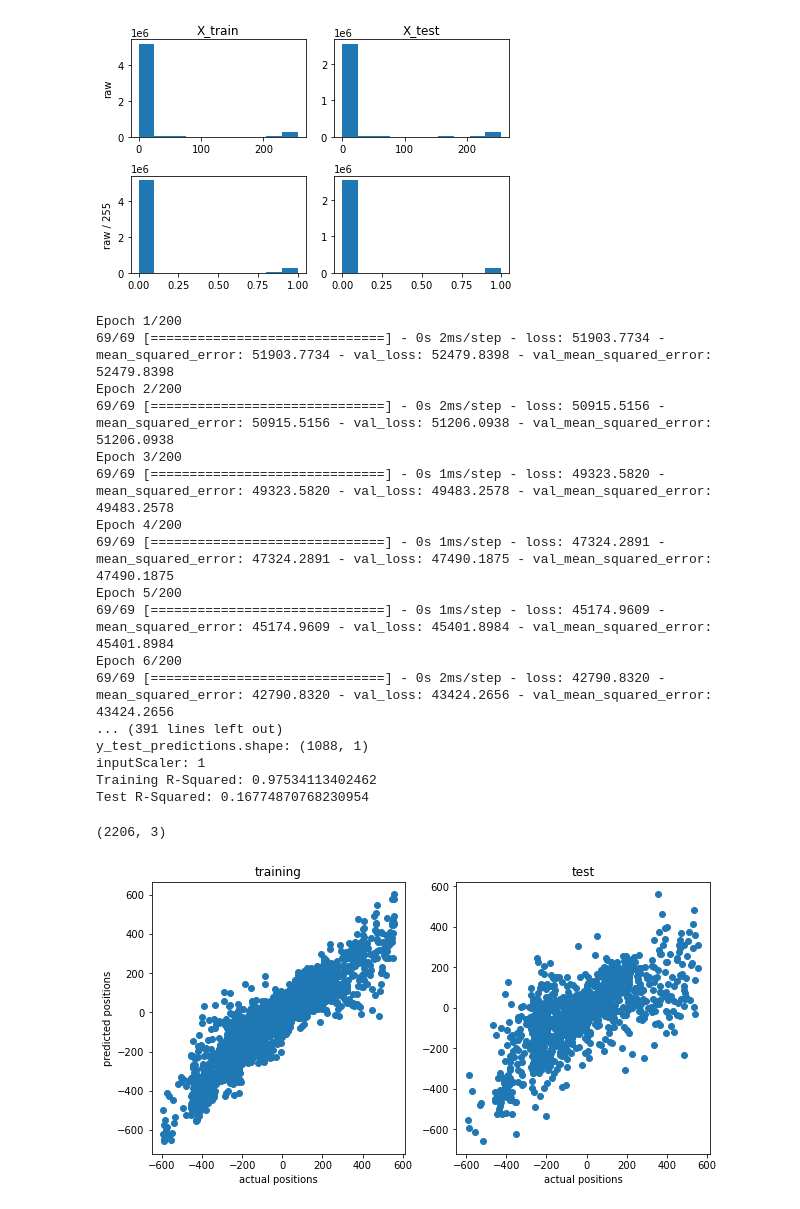
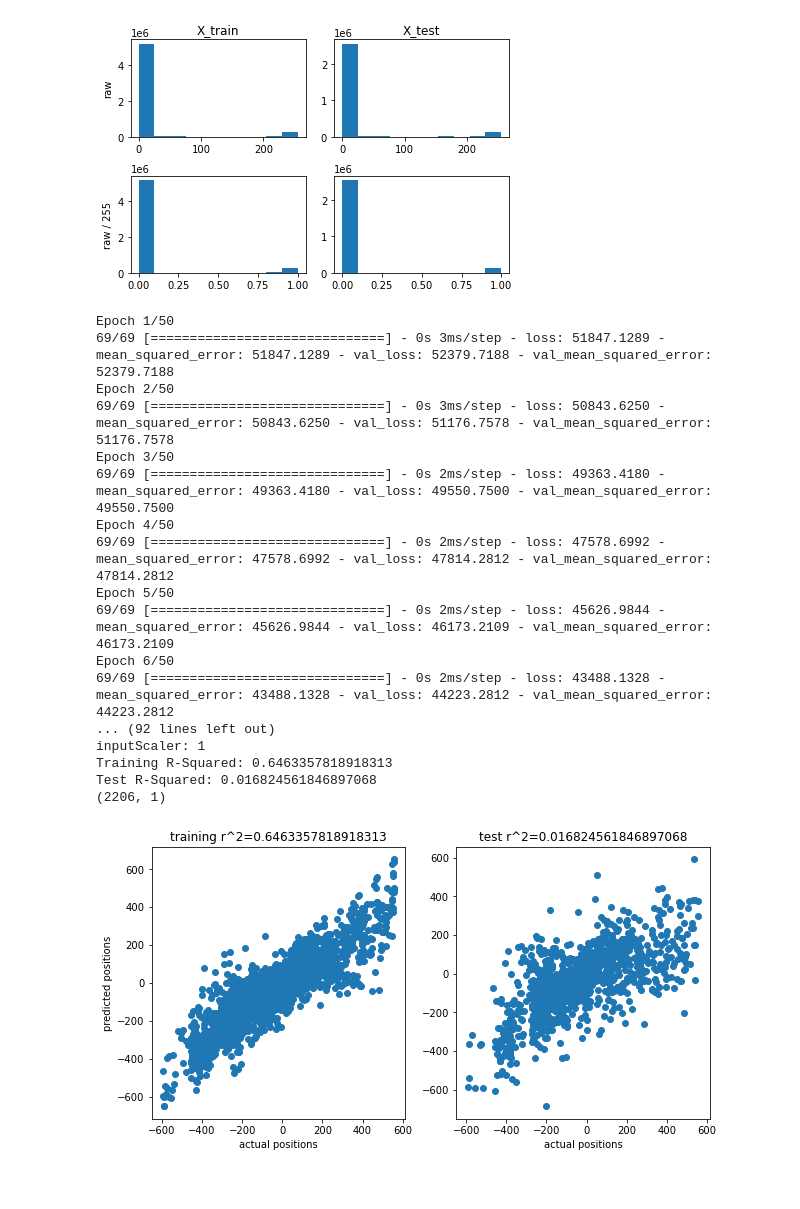
Before and after one commit to AndrewSamaha/MLRacer, a Jupyter notebook: cnn1.ipynb, the cells around one changed output. Drawn from its saved outputs; the diff is of its cells as text; code cells hidden in the pictures.

Commit message:
comparison of normalized vs unnormalized

```diff
--- a/cnn1.ipynb
+++ b/cnn1.ipynb
@@ -97,10 +97,10 @@ def buildModel(X_train, y_train, X_test, y_test, inputScaler=1, epochs=40):
     print(f"Test R-Squared: {y_test_rsquared}")
     return y_train_rsquared, y_test_rsquared
 
-def buildModelSingleTask(X_train, y_train, X_test, y_test, inputScaler=1, epochs=40):
+def buildModelSingleTask(X_train, y_train, X_test, y_test, inputScaler=1, epochs=40, filename=None):
     model = Sequential()
     model.add(Flatten(input_shape=(2500,1)))
-    model.add(Dense(25, activation="relu"))
+    model.add(Dense(25, activation="relu")) # lets try an intermediary layer of 625?
     model.add(Dense(1))
     #adam vs. sgd; adam works better
     model.compile(optimizer='adam',
@@ -108,7 +108,7 @@ def buildModelSingleTask(X_train, y_train, X_test, y_test, inputScaler=1, epochs
               metrics=[tf.keras.metrics.MeanSquaredError()])
     model.build()
     #model.summary()
-    model.fit(X_train * inputScaler, y_train, epochs=200, validation_data=(X_test * inputScaler, y_test), verbose=1)
+    model.fit(X_train * inputScaler, y_train, epochs=epochs, validation_data=(X_test * inputScaler, y_test), verbose=1)
 
     y_train_predictions = model.predict(X_train * inputScaler)
     y_train_rsquared = my_r2_score(y_train_predictions, y_train)
@@ -123,6 +123,20 @@ def buildModelSingleTask(X_train, y_train, X_test, y_test, inputScaler=1, epochs
     print(f"inputScaler: {inputScaler}")
     print(f"Training R-Squared: {y_train_rsquared}")
     print(f"Test R-Squared: {y_test_rsquared}")
+
+    y_train_position_predicted = model.predict(X_train/255)
+    y_test_position_predicted = model.predict(X_test/255)
+    print(y_train_position_predicted.shape)
+    fig, ax = plt.subplots(1,2,figsize=(10,5))
+    ax[0].scatter(x=y_train.reshape(-1,1), y=y_train_predictions[:,0])
+    ax[1].scatter(x=y_test.reshape(-1,1), y=y_test_predictions[:,0])
+    ax[0].set_title(f"training r^2={y_train_rsquared}")
+    ax[0].set_ylabel("predicted positions")
+    ax[1].set_title(f"test r^2={y_test_rsquared}")
+    ax[0].set_xlabel("actual positions")
+    ax[1].set_xlabel("actual positions")
+    if filename != None:
+        plt.savefig(filename)
     return y_train_rsquared, y_test_rsquared, model
 
 
@@ -230,38 +244,23 @@ plt.show()
 [figure]
 [figure]
 # %%
-train_rsquared, test_rsquared, modelPosition  = buildModelSingleTask(X_train/255, y_train_position.reshape(-1,1), X_test/255, y_test_position.reshape(-1,1), inputScaler=1)
+train_rsquared, test_rsquared, modelPosition  = buildModelSingleTask(X_train/255, y_train_position.reshape(-1,1), X_test/255, y_test_position.reshape(-1,1), inputScaler=1, epochs=50, filename="alpha.normalized.50epochs.png")
 # %% [output]
-Epoch 1/200
-69/69 [==============================] - 0s 2ms/step - loss: 51903.7734 - mean_squared_error: 51903.7734 - val_loss: 52479.8398 - val_mean_squared_error: 52479.8398
-Epoch 2/200
-69/69 [==============================] - 0s 2ms/step - loss: 50915.5156 - mean_squared_error: 50915.5156 - val_loss: 51206.0938 - val_mean_squared_error: 51206.0938
-Epoch 3/200
-69/69 [==============================] - 0s 1ms/step - loss: 49323.5820 - mean_squared_error: 49323.5820 - val_loss: 49483.2578 - val_mean_squared_error: 49483.2578
-Epoch 4/200
-69/69 [==============================] - 0s 1ms/step - loss: 47324.2891 - mean_squared_error: 47324.2891 - val_loss: 47490.1875 - val_mean_squared_error: 47490.1875
-Epoch 5/200
-69/69 [==============================] - 0s 1ms/step - loss: 45174.9609 - mean_squared_error: 45174.9609 - val_loss: 45401.8984 - val_mean_squared_error: 45401.8984
-Epoch 6/200
-69/69 [==============================] - 0s 2ms/step - loss: 42790.8320 - mean_squared_error: 42790.8320 - val_loss: 43424.2656 - val_mean_squared_error: 43424.2656
-... (391 lines left out)
-y_test_predictions.shape: (1088, 1)
+Epoch 1/50
+69/69 [==============================] - 0s 3ms/step - loss: 51847.1289 - mean_squared_error: 51847.1289 - val_loss: 52379.7188 - val_mean_squared_error: 52379.7188
+Epoch 2/50
+69/69 [==============================] - 0s 3ms/step - loss: 50843.6250 - mean_squared_error: 50843.6250 - val_loss: 51176.7578 - val_mean_squared_error: 51176.7578
+Epoch 3/50
+69/69 [==============================] - 0s 2ms/step - loss: 49363.4180 - mean_squared_error: 49363.4180 - val_loss: 49550.7500 - val_mean_squared_error: 49550.7500
+Epoch 4/50
+69/69 [==============================] - 0s 2ms/step - loss: 47578.6992 - mean_squared_error: 47578.6992 - val_loss: 47814.2812 - val_mean_squared_error: 47814.2812
+Epoch 5/50
+69/69 [==============================] - 0s 2ms/step - loss: 45626.9844 - mean_squared_error: 45626.9844 - val_loss: 46173.2109 - val_mean_squared_error: 46173.2109
+Epoch 6/50
+69/69 [==============================] - 0s 2ms/step - loss: 43488.1328 - mean_squared_error: 43488.1328 - val_loss: 44223.2812 - val_mean_squared_error: 44223.2812
+... (92 lines left out)
 inputScaler: 1
-Training R-Squared: 0.97534113402462
-Test R-Squared: 0.16774870768230954
+Training R-Squared: 0.6463357818918313
+Test R-Squared: 0.016824561846897068
+(2206, 1)
+[figure, added]
-# %%
-y_train_position_predicted = model.predict(X_train/255)
-y_test_position_predicted = model.predict(X_test/255)
-print(y_train_position_predicted.shape)
-fig, ax = plt.subplots(1,2,figsize=(10,5))
-ax[0].scatter(x=y_train_position.reshape(-1,1), y=y_train_position_predicted[:,0])
-ax[1].scatter(x=y_test_position.reshape(-1,1), y=y_test_position_predicted[:,0])
-ax[0].set_title("training")
-ax[0].set_ylabel("predicted positions")
-ax[1].set_title("test")
-ax[0].set_xlabel("actual positions")
-ax[1].set_xlabel("actual positions")
-plt.savefig("alpha2.position.png")
-# %% [output]
-(2206, 3)
-[figure, removed]
```
Also changed, not shown: parts of 6 cells of this notebook, 4 other files.
